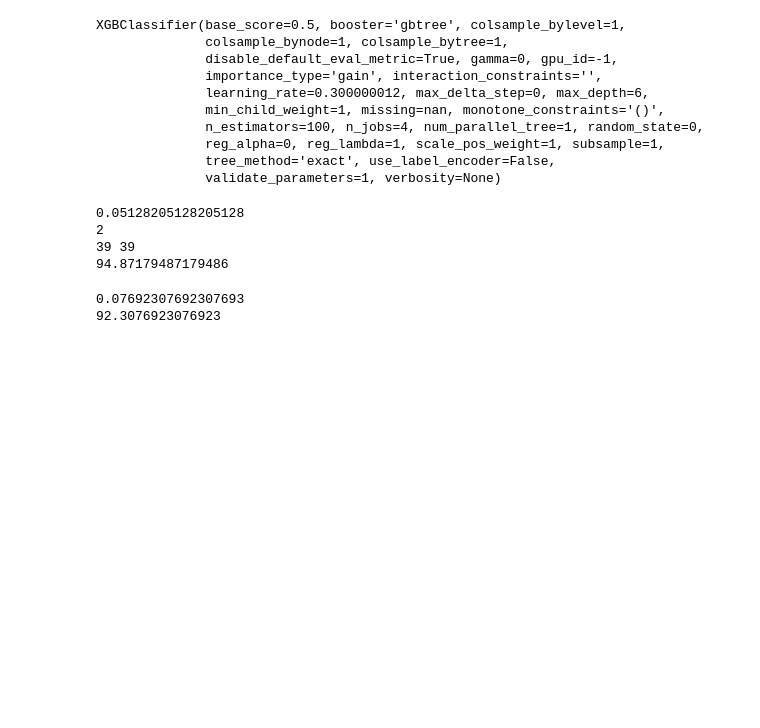
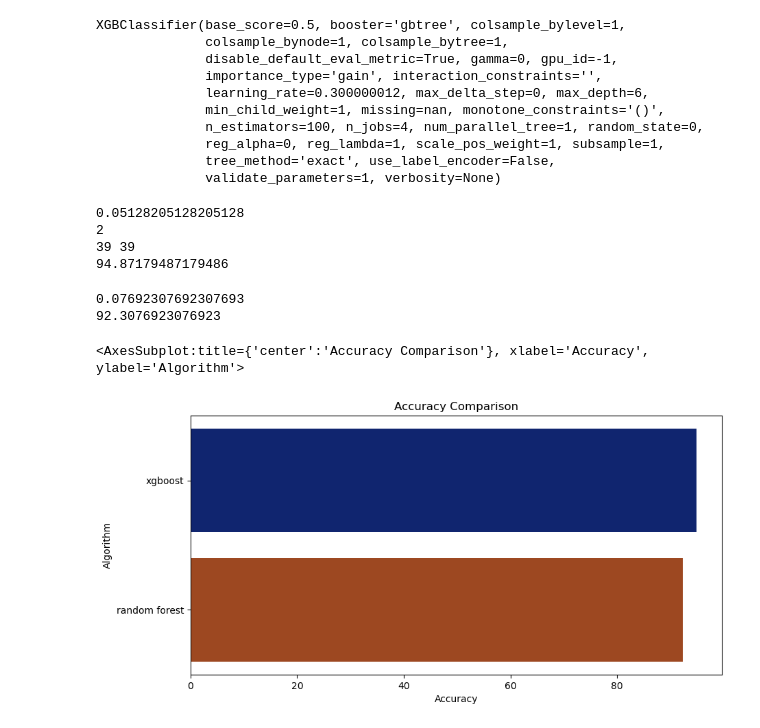
Before and after one commit to link4rkv/parkinson-disease, a Jupyter notebook: parkinson-disease-using-different-models.ipynb, the cells around one changed output. Drawn from its saved outputs; the diff is of its cells as text; code cells hidden in the pictures; blank space fills up the shorter version.

Commit message:
added comparison plot of different algorithmic models

```diff
--- a/parkinson-disease-using-different-models.ipynb
+++ b/parkinson-disease-using-different-models.ipynb
@@ -118,7 +118,12 @@ print(len(predictions), len(y_valid))
 
 from sklearn.metrics import accuracy_score
 
-print(accuracy_score(y_valid, predictions) * 100)
+xgboost_accuracy = accuracy_score(y_valid, predictions) * 100
+print(xgboost_accuracy)
+
+plots = {'model': [], 'accuracy': []}
+plots['model'].append('xgboost')
+plots['accuracy'].append(xgboost_accuracy)
 # %% [output]
 0.05128205128205128
 2
@@ -133,11 +138,27 @@ forest_model.fit(X_train, y_train)
 
 forest_predictions = forest_model.predict(X_valid)
 
+forest_acc = accuracy_score(y_valid, forest_predictions) * 100
 print(mean_absolute_error(forest_predictions, y_valid))
-print(accuracy_score(y_valid, forest_predictions) * 100)
+print(forest_acc)
+
+plots['model'].append('random forest')
+plots['accuracy'].append(forest_acc)
 # %% [output]
 0.07692307692307693
 92.3076923076923
+# %%
+import matplotlib.pyplot as plt
+import seaborn as sns
+
+plt.figure(figsize = [10, 5], dpi = 100)
+plt.title('Accuracy Comparison')
+plt.xlabel('Accuracy')
+plt.ylabel('Algorithm')
+sns.barplot(x = plots['accuracy'], y = plots['model'], palette='dark')
+# %% [output]
+<AxesSubplot:title={'center':'Accuracy Comparison'}, xlabel='Accuracy', ylabel='Algorithm'>
+[figure, added]
 # %%
 from tensorflow import keras
 from tensorflow.keras import layers
```
Also changed, not shown: parts of 1 cell of this notebook.
